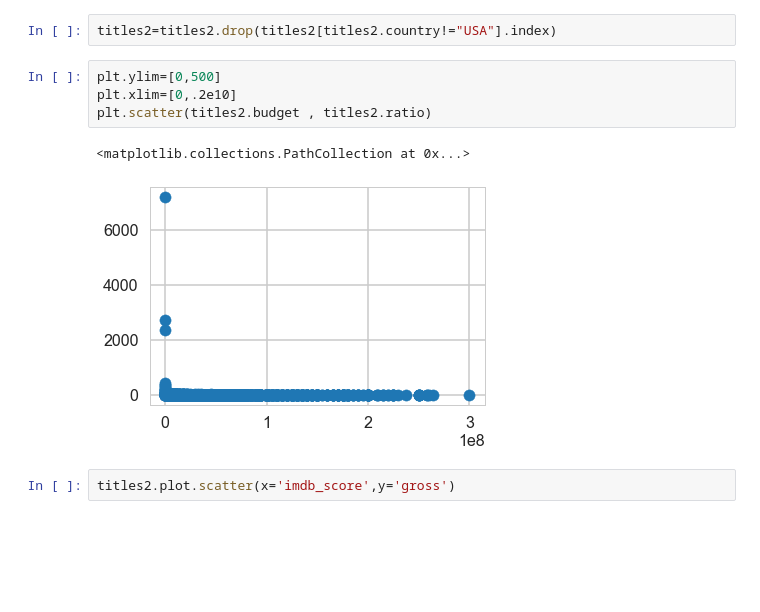
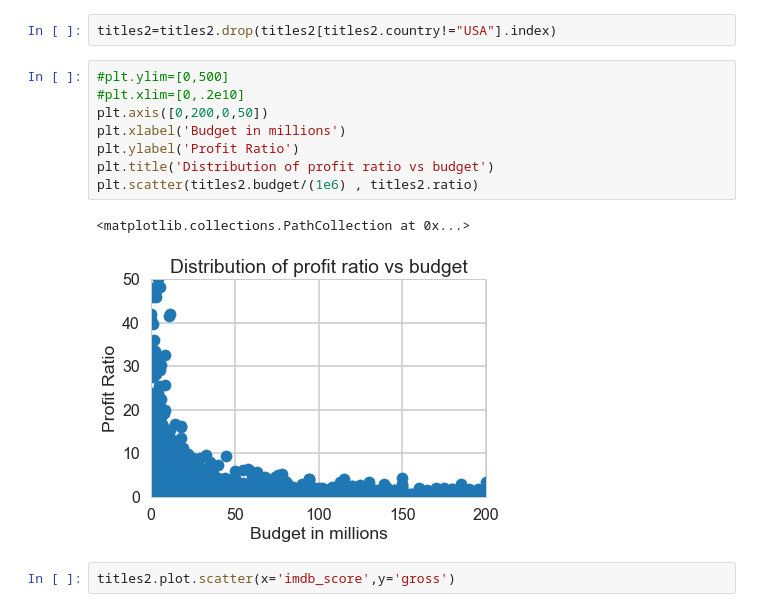
Before and after one commit to mrkulkarni1/data_projects, a Jupyter notebook: imdb_project/movie_classifier.ipynb, the cells around one changed output. Saved outputs shown, nothing was run; the diff lists cells and outputs as text; blank space fills up the shorter version.

```diff
--- a/imdb_project/movie_classifier.ipynb
+++ b/imdb_project/movie_classifier.ipynb
@@ -625,12 +634,16 @@ plt.scatter(titles2.budget , titles2.ratio)
 # %%
 titles2=titles2.drop(titles2[titles2.country!="USA"].index)
 # %%
-plt.ylim=[0,500]
-plt.xlim=[0,.2e10]
-plt.scatter(titles2.budget , titles2.ratio)
+#plt.ylim=[0,500]
+#plt.xlim=[0,.2e10]
+plt.axis([0,200,0,50])
+plt.xlabel('Budget in millions')
+plt.ylabel('Profit Ratio')
+plt.title('Distribution of profit ratio vs budget')
+plt.scatter(titles2.budget/(1e6) , titles2.ratio)
 # %% [output]
 <matplotlib.collections.PathCollection at 0x...>
-[figure, old version]
+[figure, new version]
 # %%
 titles2.plot.scatter(x='imdb_score',y='gross')
 # %% [output]
```
Also changed, not shown: parts of 44 cells of this notebook.
